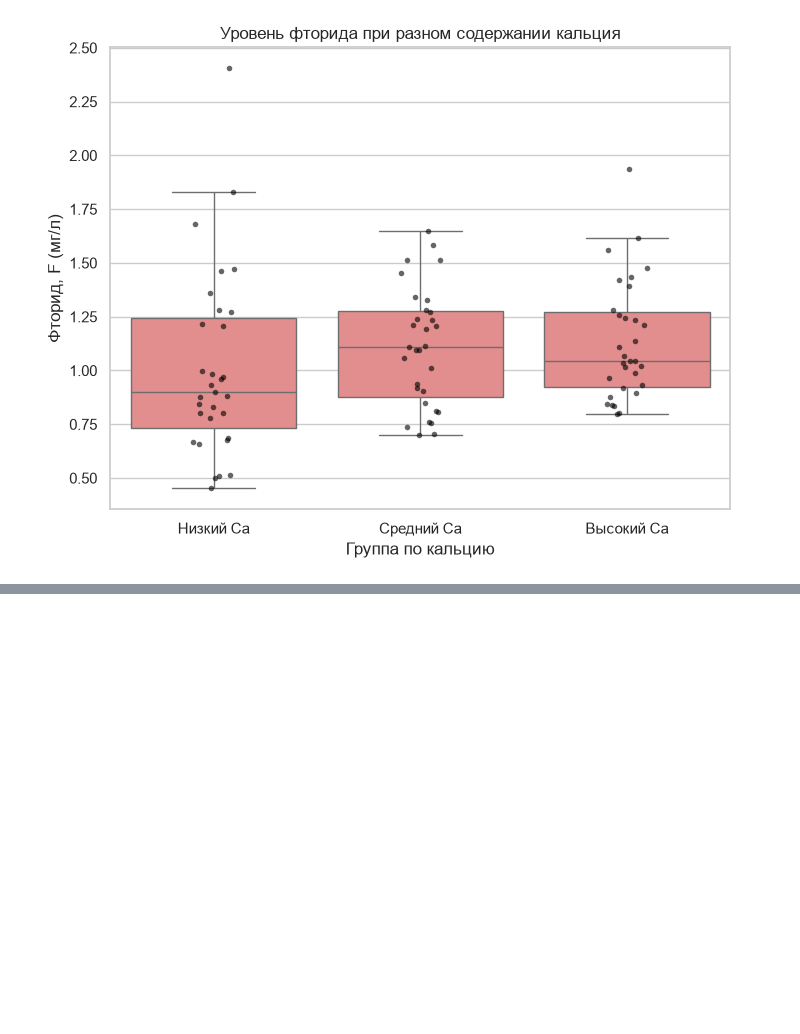
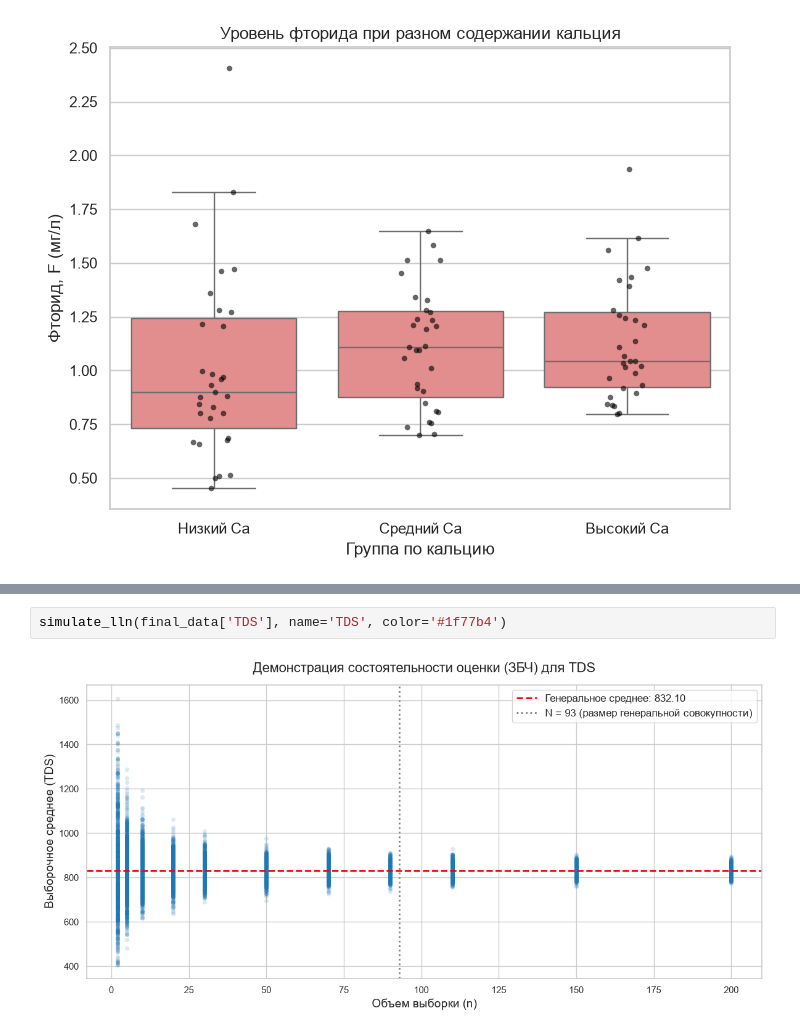
Before and after one commit to dasha1154/lab.stat, a Jupyter notebook: labwork.ipynb, the cells around one changed output, grey strips where cells are left out. Saved outputs shown, nothing was run; the diff lists cells and outputs as text; blank space fills up the shorter version.

```diff
--- a/labwork.ipynb
+++ b/labwork.ipynb
@@ -730,0 +784,4 @@ plt.show()
+# %%
+simulate_lln(final_data['TDS'], name='TDS', color='#1f77b4')
+# %% [output]
+[figure, added]
```
Also changed, not shown: parts of 8 cells of this notebook.
